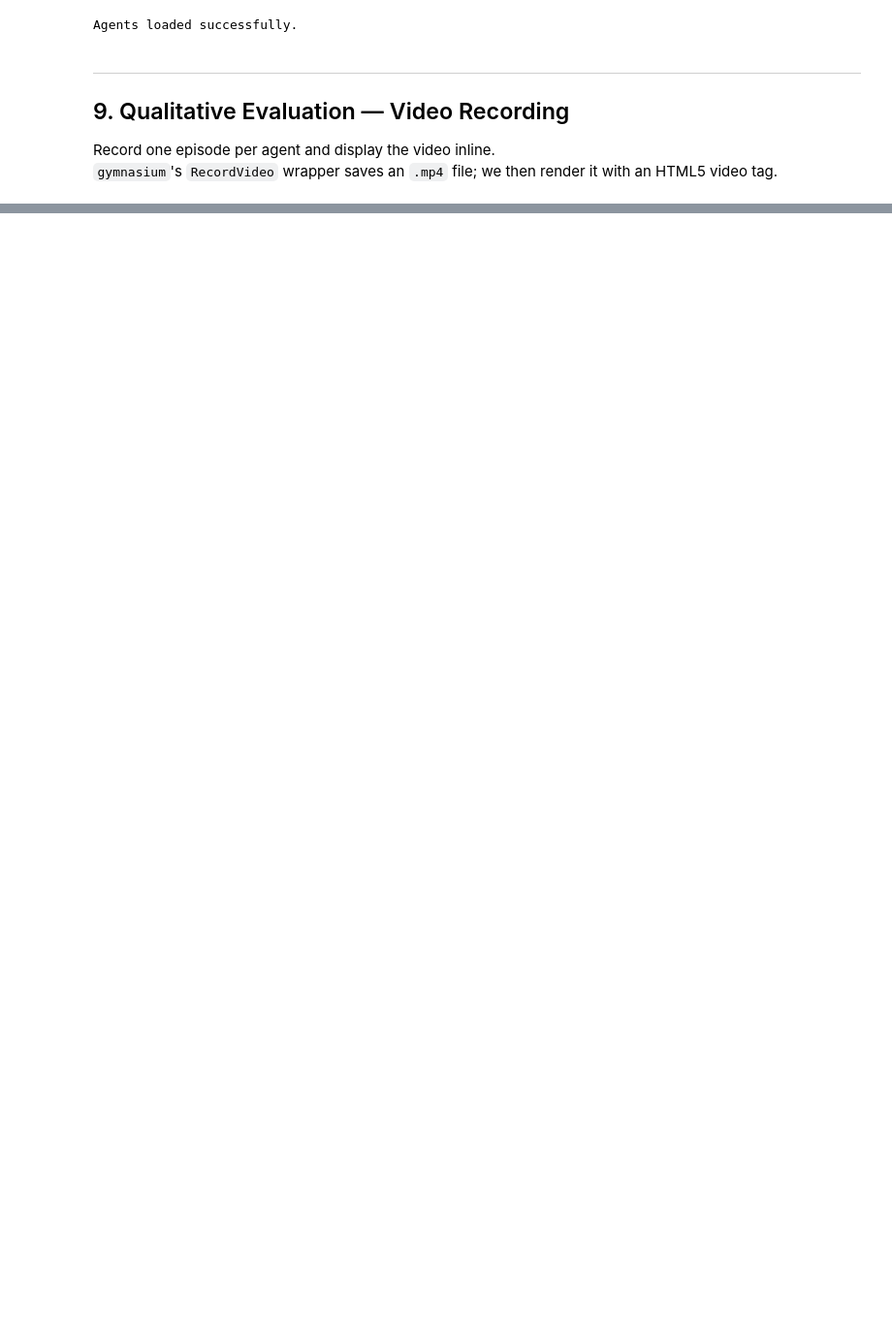
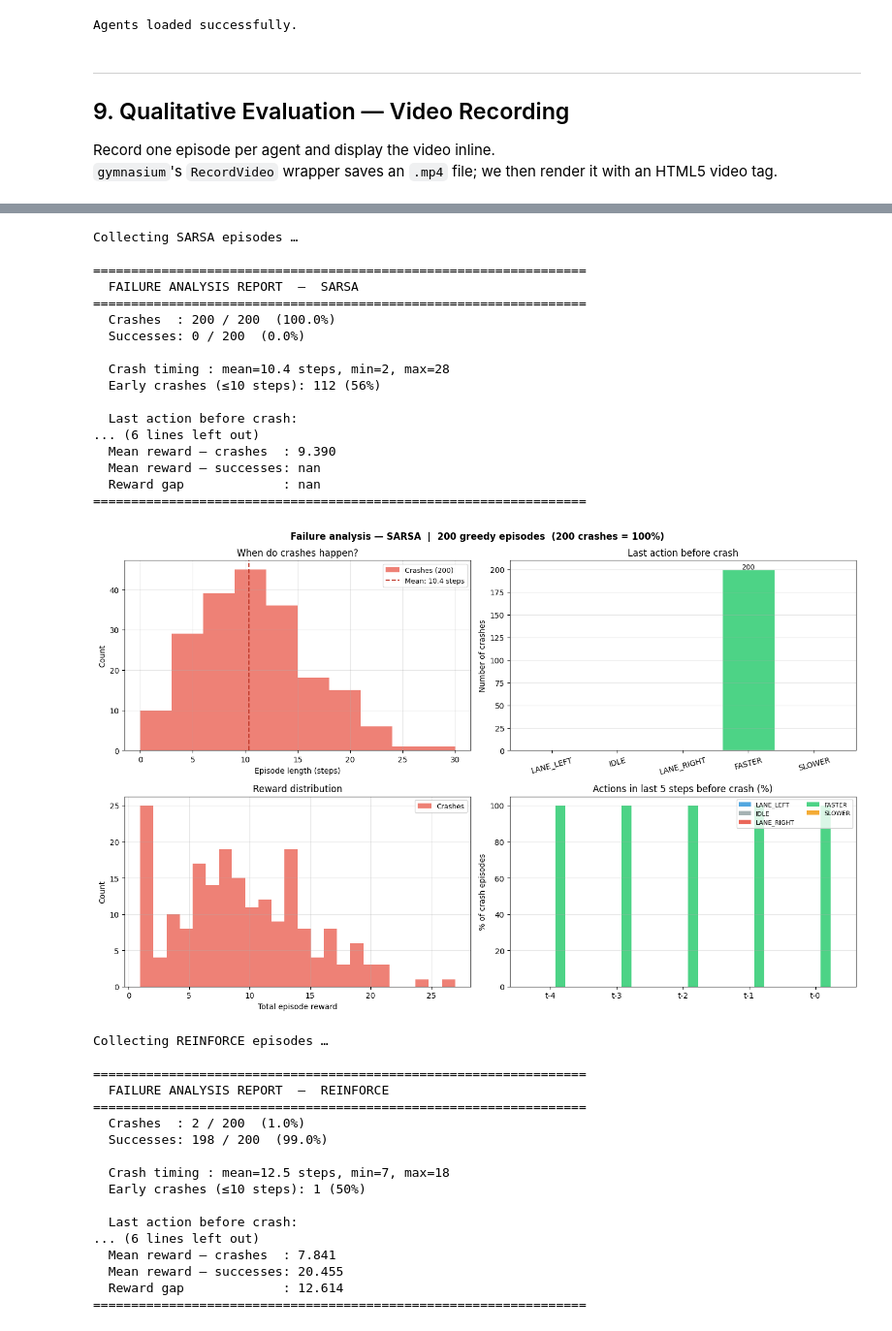
Before and after one commit to sarrasakgi/rl-highway-project-grp15, a Jupyter notebook: RL_SARSA_REINFORCE.ipynb, the cells around one changed output, grey strips where cells are left out. Shown at 97% size. Drawn from its saved outputs; the diff is of its cells as text; code cells hidden in the pictures; blank space fills up the shorter version.

```diff
--- a/RL_SARSA_REINFORCE.ipynb
+++ b/RL_SARSA_REINFORCE.ipynb
@@ -607,13 +696,13 @@ SAVE_DIR = "checkpoints"
 
 # ── Re-create agent objects (identical hyperparams to training) ───────
 sarsa_agent = SemiGradientSARSA(obs_dim=OBS_DIM, n_actions=N_ACTIONS)
-sarsa_agent.W = np.load(os.path.join(SAVE_DIR, "sarsa_weights.npy"))
+sarsa_agent.W = np.load(os.path.join(SAVE_DIR, "sarsa_weights_2.npy"))
 sarsa_agent.epsilon = 0.0  # greedy for evaluation
 print(f"SARSA weights loaded  — shape: {sarsa_agent.W.shape}")
 
 reinforce_agent = REINFORCE(obs_dim=OBS_DIM, n_actions=N_ACTIONS)
 reinforce_agent.policy.load_state_dict(
-    torch.load(os.path.join(SAVE_DIR, "reinforce_policy.pth"), map_location="cpu")
+    torch.load(os.path.join(SAVE_DIR, "reinforce_policy_2.pth"), map_location="cpu")
 )
 reinforce_agent.policy.eval()
 print("REINFORCE policy loaded — ready for evaluation.")
@@ -645,6 +734,8 @@ def evaluate_quantitative(agent_name, select_action_fn, n_episodes=30,
     all_returns, all_lengths, all_speeds = [], [], []
     all_collisions = []
     all_huber, all_entropy = [], []
+
+    reinforce_device = reinforce_agent_ref.device if reinforce_agent_ref is not None else torch.device("cpu")
 
     for _ in range(n_episodes):
         obs, _ = env.reset()
@@ -685,7 +776,7 @@ def evaluate_quantitative(agent_name, select_action_fn, n_episodes=30,
             # REINFORCE: measure policy entropy
             if reinforce_agent_ref is not None:
                 with torch.no_grad():
-                    x = torch.from_numpy(phi_next).unsqueeze(0)
+                    x = torch.from_numpy(phi_next).unsqueeze(0).to(reinforce_device)
                     probs = reinforce_agent_ref.policy(x)
                     dist = torch.distributions.Categorical(probs)
                     ep_entropy.append(dist.entropy().item())
@@ -1001,10 +1108,0 @@ random_videos, random_speeds = zip(*random_results)
-# %%
-# ── Display videos inline with speed plots ───────────────────────────
-for i, (path, speeds) in enumerate(zip(sarsa_videos, sarsa_speeds)):
-    show_video(path, title=f"SARSA — Greedy Episode {i + 1}", speed_history=speeds)
-
-for i, (path, speeds) in enumerate(zip(reinforce_videos, reinforce_speeds)):
-    show_video(path, title=f"REINFORCE — Greedy Episode {i + 1}", speed_history=speeds)
-
-for i, (path, speeds) in enumerate(zip(random_videos, random_speeds)):
-    show_video(path, title=f"Random Agent — Baseline Episode {i + 1}", speed_history=speeds)
@@ -1014,0 +1440,59 @@ for i, (path, speeds) in enumerate(zip(random_videos, random_speeds)):
+# %%
+
+N_FAILURE_EPISODES = 200
+
+# ── SARSA ─────────────────────────────────────────────────────────────
+print("Collecting SARSA episodes …")
+sarsa_failures, sarsa_successes = collect_failure_episodes(
+    lambda phi: sarsa_agent.select_action(phi, greedy=True),
+    n=N_FAILURE_EPISODES,
+    seed=0,
+)
+print_failure_report(sarsa_failures, sarsa_successes, agent_name="SARSA")
+plot_failure_analysis(sarsa_failures, sarsa_successes, title="SARSA")
+
+# ── REINFORCE ─────────────────────────────────────────────────────────
+print("\nCollecting REINFORCE episodes …")
+reinforce_failures, reinforce_successes = collect_failure_episodes(
+    reinforce_agent.select_action_greedy,
+    n=N_FAILURE_EPISODES,
+    seed=0,
+)
+print_failure_report(reinforce_failures, reinforce_successes, agent_name="REINFORCE")
+plot_failure_analysis(reinforce_failures, reinforce_successes, title="REINFORCE")
+# %% [output]
+Collecting SARSA episodes …
+
+=================================================================
+  FAILURE ANALYSIS REPORT  —  SARSA
+=================================================================
+  Crashes  : 200 / 200  (100.0%)
+  Successes: 0 / 200  (0.0%)
+
+  Crash timing : mean=10.4 steps, min=2, max=28
+  Early crashes (≤10 steps): 112 (56%)
+
+  Last action before crash:
+... (6 lines left out)
+  Mean reward — crashes  : 9.390
+  Mean reward — successes: nan
+  Reward gap             : nan
+=================================================================
+[figure, added]
+Collecting REINFORCE episodes …
+
+=================================================================
+  FAILURE ANALYSIS REPORT  —  REINFORCE
+=================================================================
+  Crashes  : 2 / 200  (1.0%)
+  Successes: 198 / 200  (99.0%)
+
+  Crash timing : mean=12.5 steps, min=7, max=18
+  Early crashes (≤10 steps): 1 (50%)
+
+  Last action before crash:
+... (6 lines left out)
+  Mean reward — crashes  : 7.841
+  Mean reward — successes: 20.455
+  Reward gap             : 12.614
+=================================================================
```
Also changed, not shown: parts of 18 cells of this notebook.
